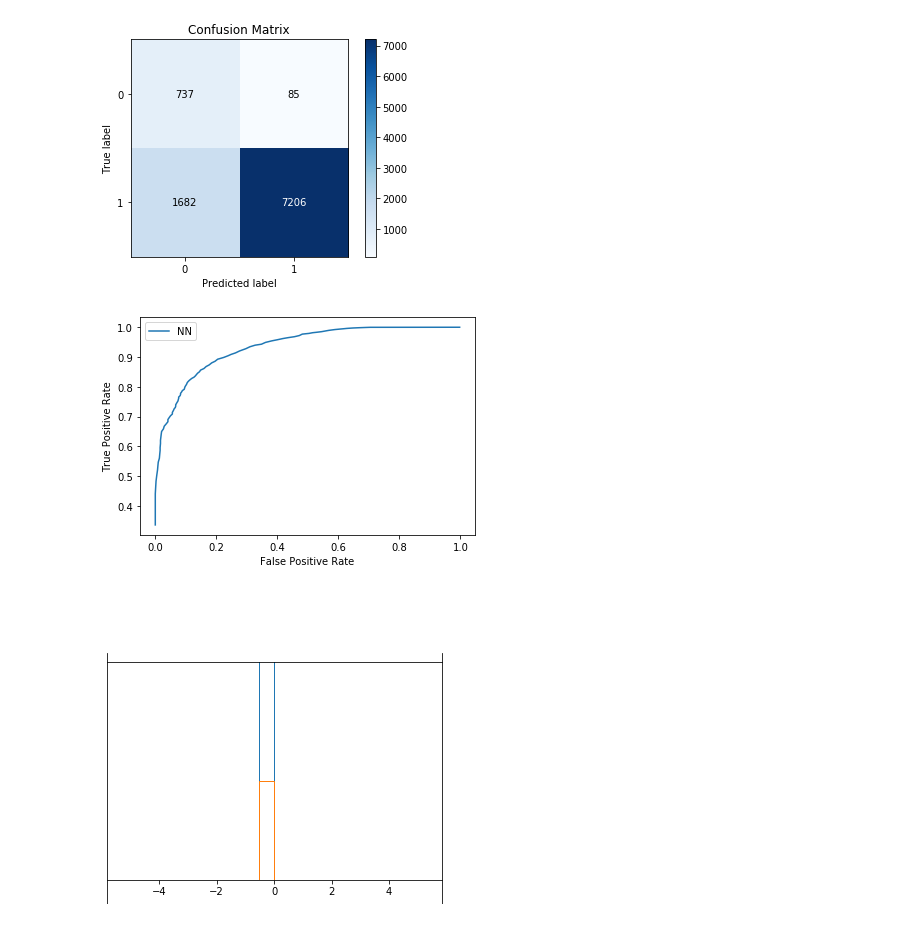
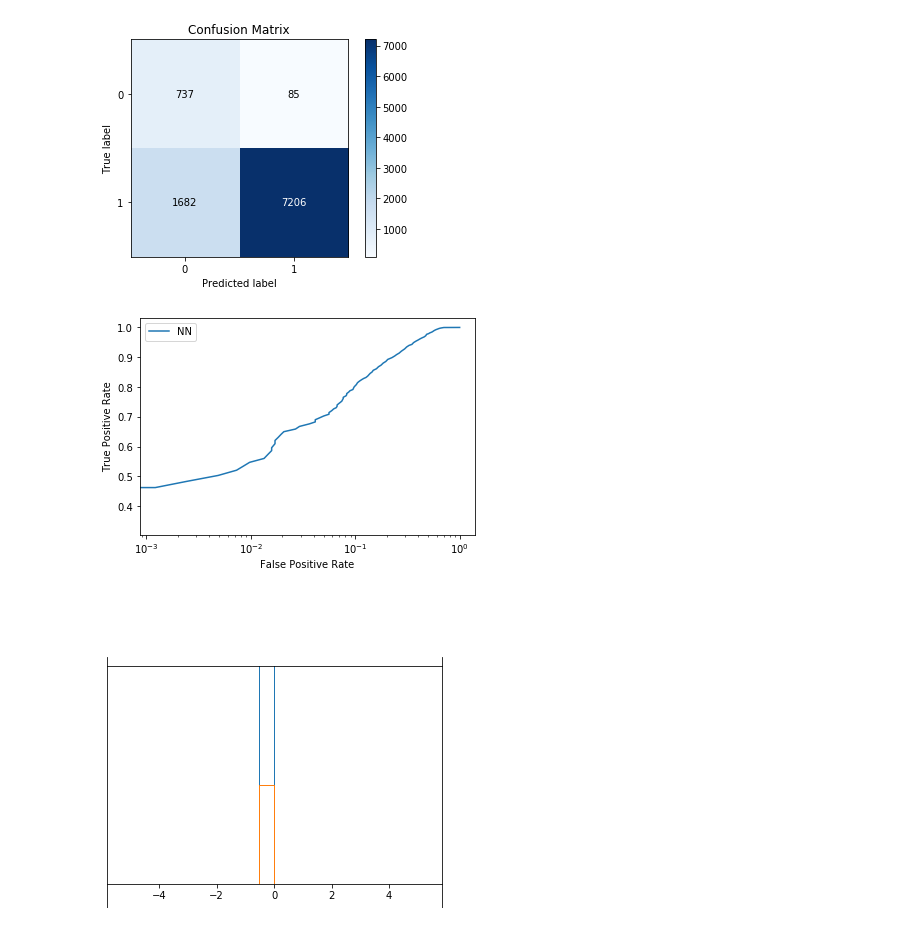
Before and after one commit to arsahasransu/SoftDisplacedLeptons, a Jupyter notebook: Classifier/Load_Model_2.ipynb, the cells around one changed output. Drawn from its saved outputs; the diff is of its cells as text; code cells hidden in the pictures.

```diff
--- a/Classifier/Load_Model_2.ipynb
+++ b/Classifier/Load_Model_2.ipynb
@@ -219,14 +269,15 @@ for x in sigProb:
 # %%
 # ROC Curve
 
 plt.clf()
 plt.plot(fpr,tpr, label="NN")
 plt.xlabel("False Positive Rate")
 plt.ylabel("True Positive Rate")
+plt.xscale('log')
 plt.legend()
 plt.savefig("roc.pdf")
 # %% [output]
-[figure, old version]
+[figure, new version]
 # %%
 # Plots for scaled input variables above
 
```
Also changed, not shown: parts of 6 cells of this notebook, 19 other files.
